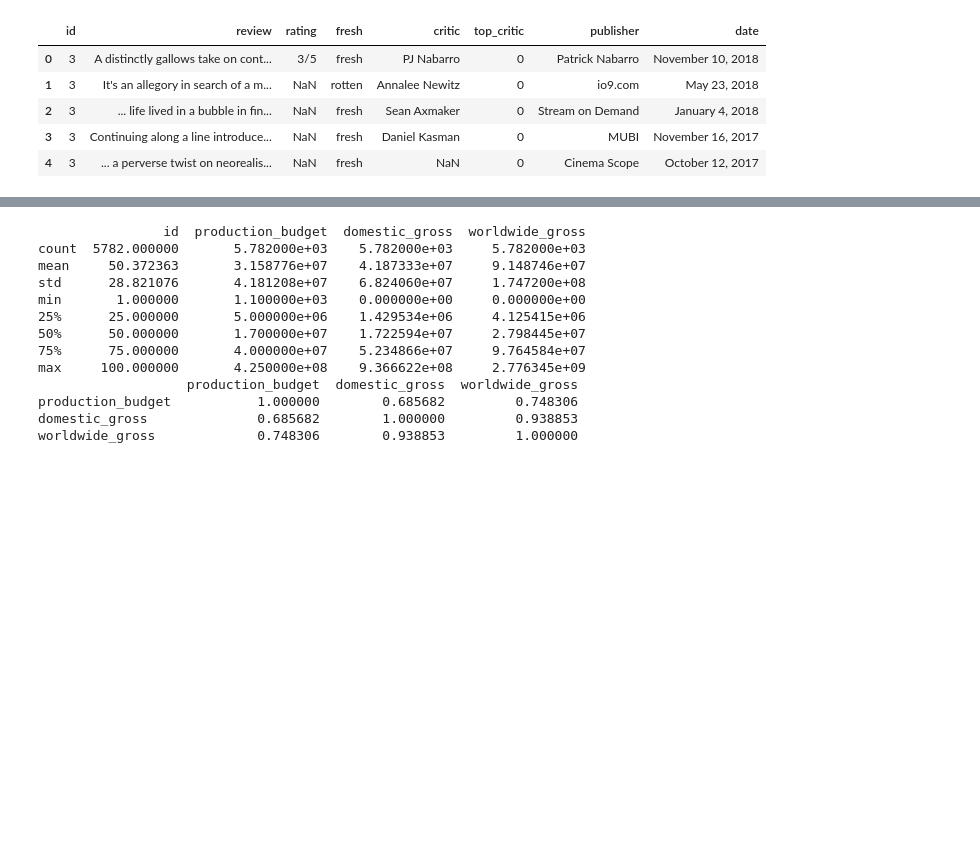
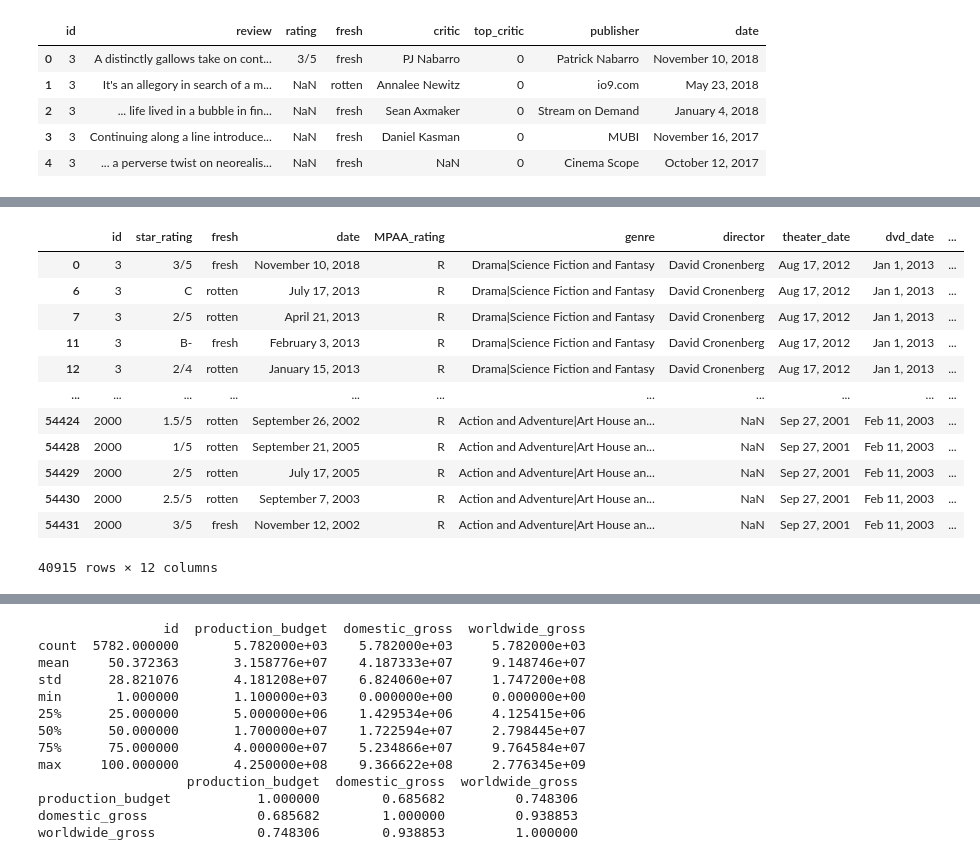
Before and after one commit to kev065/movie-studio-project, a Jupyter notebook: index.ipynb, the cells around one changed output, grey strips where cells are left out. Cells and saved outputs as stored; diff of their text form; code cells hidden in the pictures; blank space fills up the shorter version.

```diff
--- a/index.ipynb
+++ b/index.ipynb
@@ -66,3 +60,8 @@ movie_basics_df
 # Loading Box Office Mojo Dataset
 path = 'data/bom.movie_gross.csv'
 movie_gross_df = pd.read_csv(path)
+# %%
+# Loading movie info dataset to dataframe
+path = 'data/rt.movie_info.tsv'
+movie_info_df = pd.read_csv(path, sep='\t', on_bad_lines='skip', encoding='ISO-8859-1')
+movie_info_df.head()
@@ -97,0 +127,6 @@ plt.show()
+# %%
+# Using the merge() function in pandas to merge the two datasets on a common column.
+
+merged_df = pd.merge(review_df, movie_info_df, on='id', how='inner')
+
+merged_df.head()
@@ -97,0 +140,7 @@ plt.show()
+# %%
+# Dropping the following columns: review, critic, top_critic, publisher, synopsis,
+# writer, & studio columns from 'merged_df' dataframe
+
+merged_df = merged_df.drop(['review', 'critic', 'top_critic', 'publisher', 'synopsis', 'writer', 'studio'], axis=1)
+
+merged_df.head()
@@ -97,0 +154,5 @@ plt.show()
+# %%
+# change column names from 'rating_x' to 'star_rating' and 'rating_y' to 'MPAA_rating'
+
+merged_df.rename(columns={'rating_x': 'star_rating', 'rating_y': 'MPAA_rating'}, inplace=True)
+merged_df.head()
@@ -97,0 +183,19 @@ plt.show()
+# %%
+# create 'merged_df1' from 'merged_df' where 'star_rating' is not null
+
+merged_df1 = merged_df[merged_df['star_rating'].notnull()]
+merged_df1
+# %% [output]
+|  | id | star_rating | fresh | date | MPAA_rating | genre | director | theater_date | dvd_date | ... |
+| 0 | 3 | 3/5 | fresh | November 10, 2018 | R | Drama|Science Fiction and Fantasy | David Cronenberg | Aug 17, 2012 | Jan 1, 2013 | ... |
+| 6 | 3 | C | rotten | July 17, 2013 | R | Drama|Science Fiction and Fantasy | David Cronenberg | Aug 17, 2012 | Jan 1, 2013 | ... |
+| 7 | 3 | 2/5 | rotten | April 21, 2013 | R | Drama|Science Fiction and Fantasy | David Cronenberg | Aug 17, 2012 | Jan 1, 2013 | ... |
+| 11 | 3 | B- | fresh | February 3, 2013 | R | Drama|Science Fiction and Fantasy | David Cronenberg | Aug 17, 2012 | Jan 1, 2013 | ... |
+| 12 | 3 | 2/4 | rotten | January 15, 2013 | R | Drama|Science Fiction and Fantasy | David Cronenberg | Aug 17, 2012 | Jan 1, 2013 | ... |
+| ... | ... | ... | ... | ... | ... | ... | ... | ... | ... | ... |
+| 54424 | 2000 | 1.5/5 | rotten | September 26, 2002 | R | Action and Adventure|Art House an... | NaN | Sep 27, 2001 | Feb 11, 2003 | ... |
+| 54428 | 2000 | 1/5 | rotten | September 21, 2005 | R | Action and Adventure|Art House an... | NaN | Sep 27, 2001 | Feb 11, 2003 | ... |
+| 54429 | 2000 | 2/5 | rotten | July 17, 2005 | R | Action and Adventure|Art House an... | NaN | Sep 27, 2001 | Feb 11, 2003 | ... |
+| 54430 | 2000 | 2.5/5 | rotten | September 7, 2003 | R | Action and Adventure|Art House an... | NaN | Sep 27, 2001 | Feb 11, 2003 | ... |
+| 54431 | 2000 | 3/5 | fresh | November 12, 2002 | R | Action and Adventure|Art House an... | NaN | Sep 27, 2001 | Feb 11, 2003 | ... |
+40915 rows × 12 columns
```
Also changed, not shown: parts of 18 cells of this notebook.
